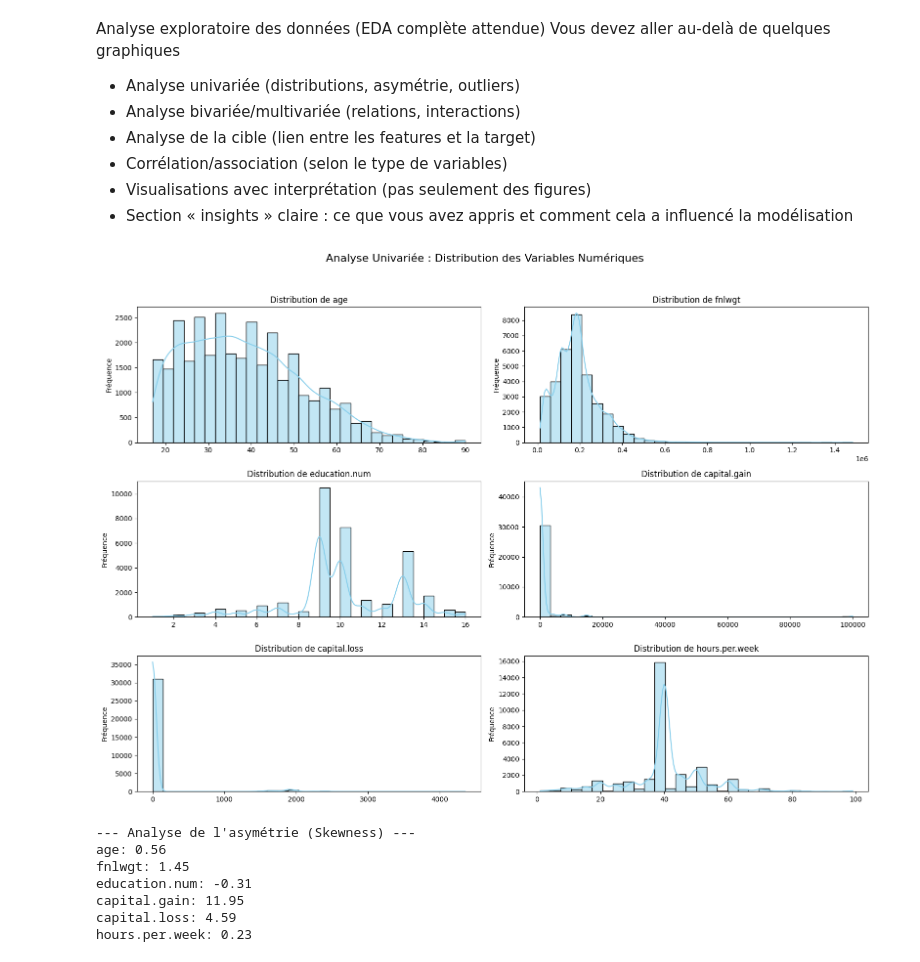
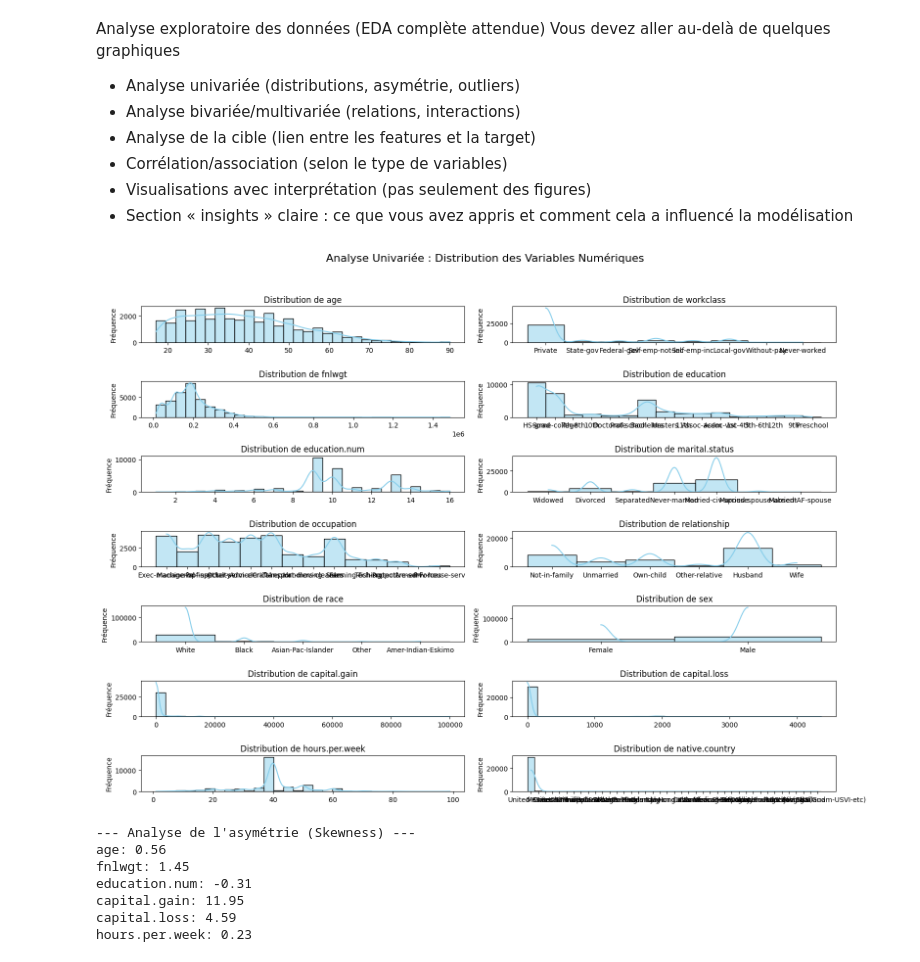
Before and after one commit to GaudryMatthieu/M1_IA_ProgrammationAvancee, a Jupyter notebook: notebooks/4_EDA.ipynb, the cells around one changed output. Drawn from its saved outputs; the diff is of its cells as text; code cells hidden in the pictures.

```diff
--- a/notebooks/4_EDA.ipynb
+++ b/notebooks/4_EDA.ipynb
@@ -15,35 +15,46 @@ import matplotlib.pyplot as plt
 # %%
 df = pd.read_csv('../data/processed/adult_cleaned.csv')
 # %%
-cols_num = ['age', 'fnlwgt', 'education.num', 'capital.gain', 'capital.loss', 'hours.per.week']
+cols_num = [
+    'age', 'workclass', 'fnlwgt', 'education', 'education.num',
+    'marital.status', 'occupation', 'relationship', 'race', 'sex',
+    'capital.gain', 'capital.loss', 'hours.per.week', 'native.country'
+]
 
 plt.figure(figsize=(16, 12))
 plt.suptitle("Analyse Univariée : Distribution des Variables Numériques", fontsize=16)
 
 for i, col in enumerate(cols_num, 1):
-    plt.subplot(3, 2, i)
+    plt.subplot(7, 2, i)
 
     data_to_plot = df[col].dropna()
 
     if col in ['capital-gain', 'capital-loss']:
         sns.histplot(data_to_plot, bins=50, color='orange')
         plt.yscale('log') # Échelle logarithmique car beaucoup de zéros
         plt.title(f'Distribution de {col} (Échelle Log)')
     else:
         sns.histplot(data_to_plot, kde=True, bins=30, color='skyblue')
         plt.title(f'Distribution de {col}')
 
     plt.xlabel('')
     plt.ylabel('Fréquence')
 
 plt.tight_layout(rect=[0, 0.03, 1, 0.95])
 plt.show()
 
 print("--- Analyse de l'asymétrie (Skewness) ---")
-for col in cols_num:
+for col in [
+    'age',
+    'fnlwgt',
+    'education.num',
+    'capital.gain',
+    'capital.loss',
+    'hours.per.week'
+]:
     print(f"{col}: {df[col].skew():.2f}")
 # %% [output]
-[figure, old version]
+[figure, new version]
 --- Analyse de l'asymétrie (Skewness) ---
 age: 0.56
 fnlwgt: 1.45
```
Also changed, not shown: parts of 12 cells of this notebook, 1 other file.
